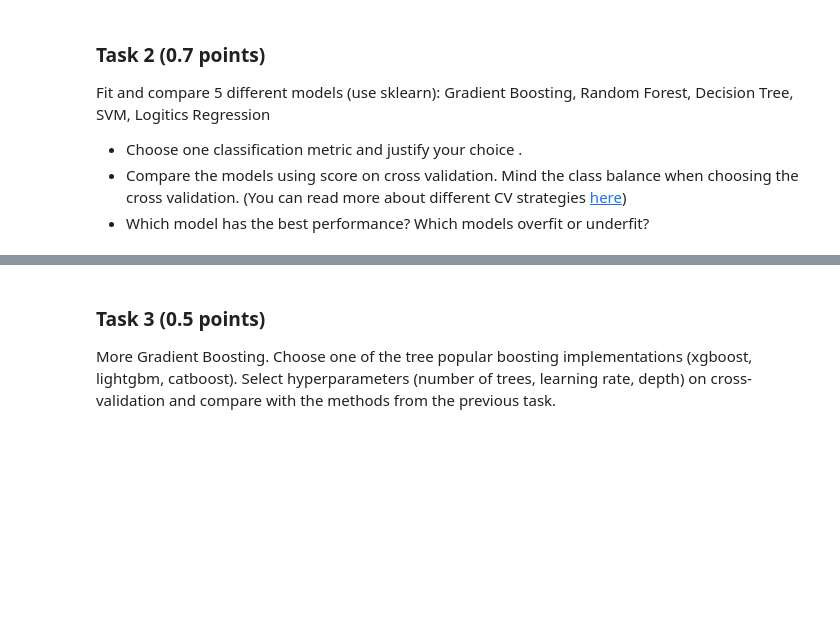
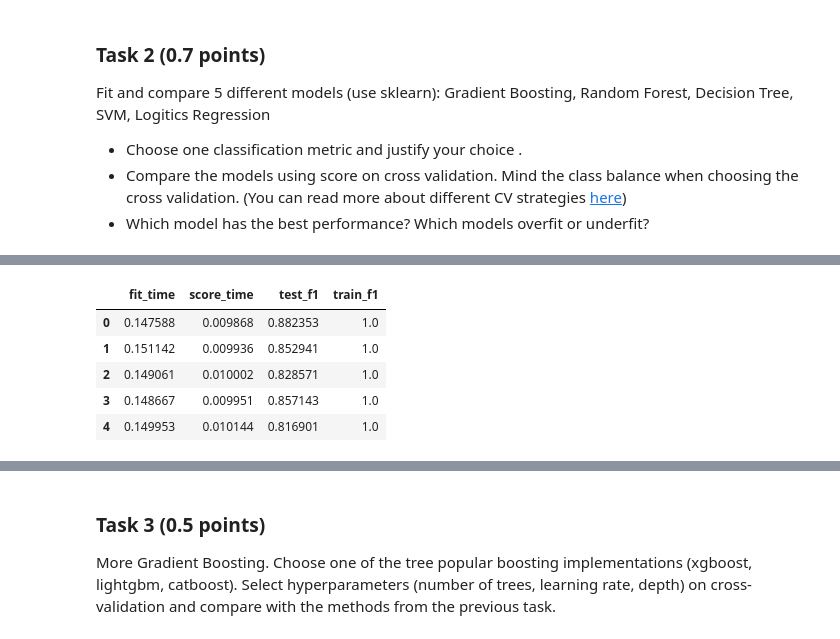
Before and after one commit to Badcat330/ml_se, a Jupyter notebook: hw/hw_4/hw4.ipynb, the cells around one changed output, grey strips where cells are left out. Cells and saved outputs as stored; diff of their text form; code cells hidden in the pictures; blank space fills up the shorter version.

```diff
--- a/hw/hw_4/hw4.ipynb
+++ b/hw/hw_4/hw4.ipynb
@@ -788,0 +802,14 @@ gradientModel.fit(X_train, y_train)
+# %%
+from sklearn.ensemble import RandomForestClassifier
+
+randomForestModel = RandomForestClassifier()
+cv_results_randomForest = cross_validate(randomForestModel, X_train, y_train, scoring=scores,
+                                         cv=StratifiedKFold(), n_jobs=-1, return_train_score=True)
+pd.DataFrame(cv_results_randomForest)
+# %% [output]
+|  | fit_time | score_time | test_f1 | train_f1 |
+| 0 | 0.147588 | 0.009868 | 0.882353 | 1.0 |
+| 1 | 0.151142 | 0.009936 | 0.852941 | 1.0 |
+| 2 | 0.149061 | 0.010002 | 0.828571 | 1.0 |
+| 3 | 0.148667 | 0.009951 | 0.857143 | 1.0 |
+| 4 | 0.149953 | 0.010144 | 0.816901 | 1.0 |
```
Also changed, not shown: parts of 29 cells of this notebook.
